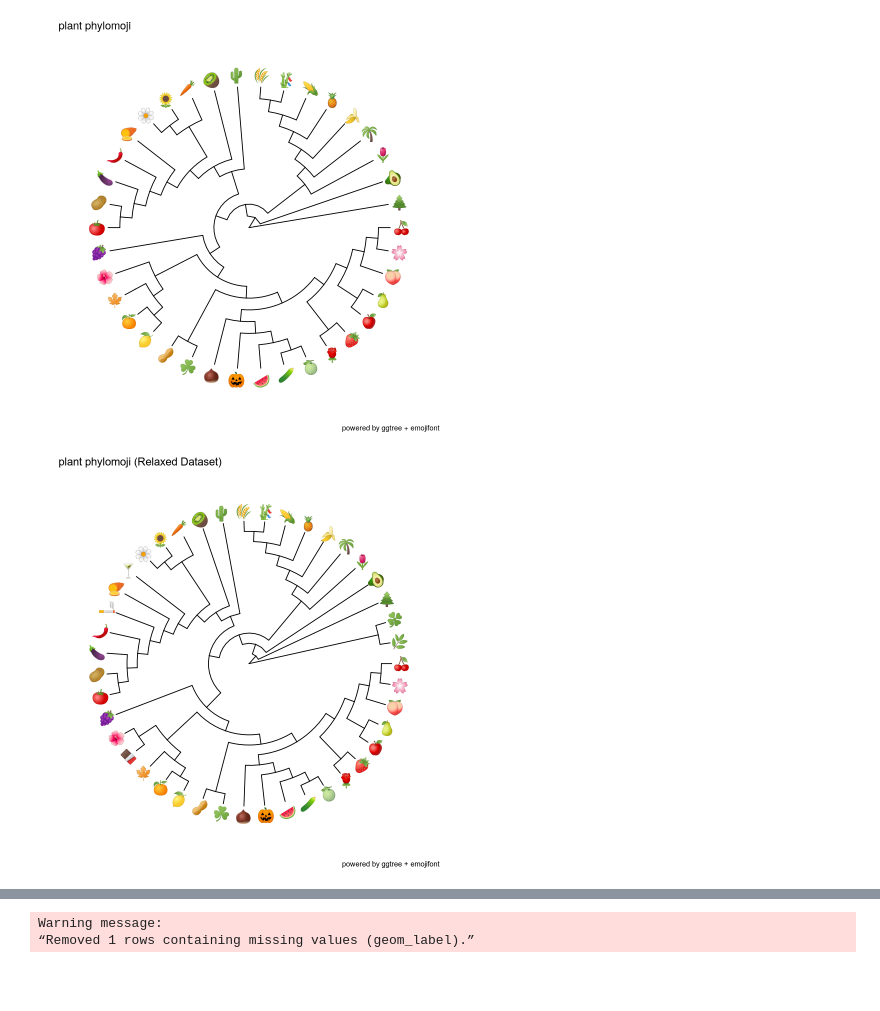
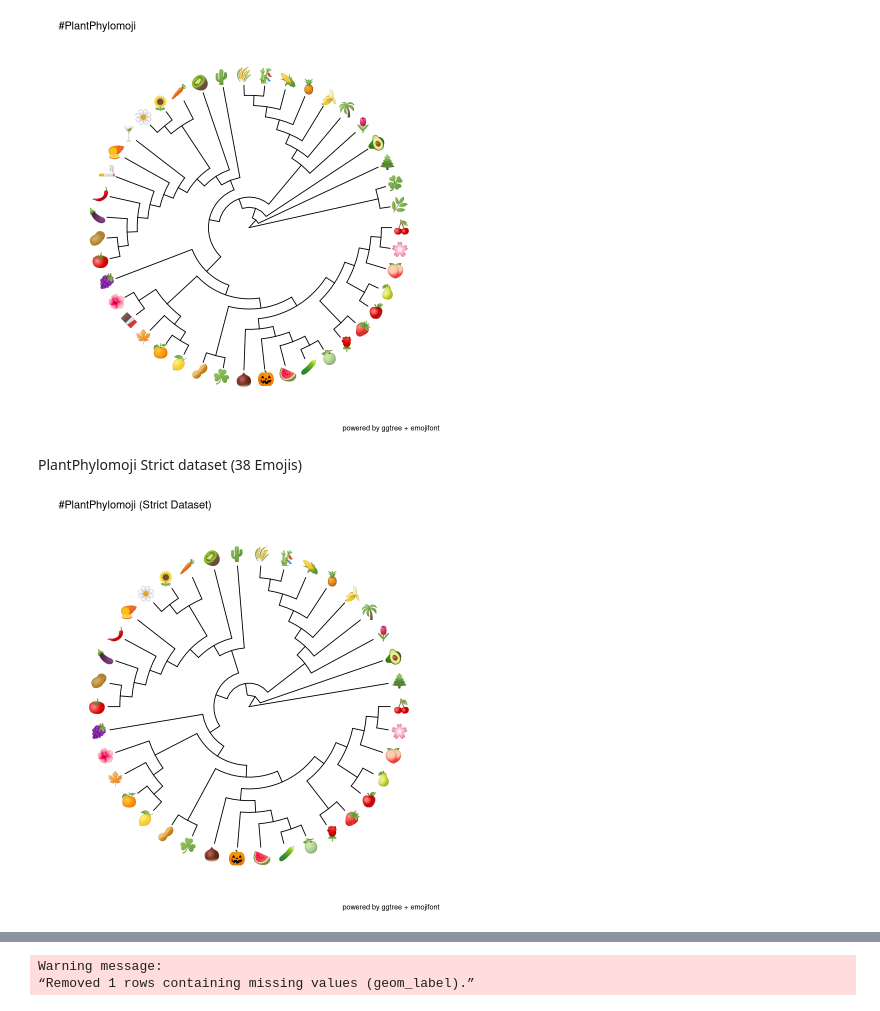
Before and after one commit to ghuertaramos/PlantPhylomoji, a Jupyter notebook: PlantPhylomoji.ipynb, the cells around one changed output, grey strips where cells are left out. Saved outputs shown, nothing was run; the diff lists cells and outputs as text; code cells hidden in the pictures; blank space fills up the shorter version.

Commit message:
updating jupyter tutorial, small fix on preload ultrametric tree

```diff
--- a/PlantPhylomoji.ipynb
+++ b/PlantPhylomoji.ipynb
@@ -52,0 +83,3 @@ load("./data/datasets.RData")
+# %%
+plantphylomoji.tree <- read.tree("./data/plantphylomoji.tree")
+plantphylomoji.ul <- read.tree("./data/plantphylomoji_ultrametric.tree")
@@ -53,20 +92,14 @@ load("./data/datasets.RData")
 # %%
-# "text=" name of the dataset you want
-
-x <- read.tree(text=complete)
-
-ggtree(x, layout="circular") +
-    geom_tiplab(aes(color=label), parse='emoji', size=6, vjust=0.5, hjust = 0.5, offset = 0.9) +
-    labs(title="plant phylomoji", caption="powered by ggtree + emojifont")
+ggtree(plantphylomoji.tree, layout="circular") +
+  geom_tiplab(aes(color=label), parse='emoji', size=6, vjust=0.5, hjust = 0.5, offset = 0.9) +
+  labs(title="#PlantPhylomoji", caption="powered by ggtree + emojifont")
 # %% [output]
-[figure, old version]
+[figure, new version]
+# %% [markdown]
+PlantPhylomoji Strict dataset (38 Emojis)
 # %%
-# Example of complete_relaxed dataset
-
-x <- read.tree(text=complete_r)
-
-ggtree(x, layout="circular") +
+ggtree(strict.tree, layout="circular") +
   geom_tiplab(aes(color=label), parse='emoji', size=6, vjust=0.5, hjust = 0.5, offset = 0.9) +
-  labs(title="plant phylomoji (Relaxed Dataset)", caption="powered by ggtree + emojifont")
+  labs(title="#PlantPhylomoji (Strict Dataset)", caption="powered by ggtree + emojifont")
 # %% [output]
-[figure, old version]
+[figure, new version]
```
Also changed, not shown: parts of 23 cells of this notebook, 4 other files.
